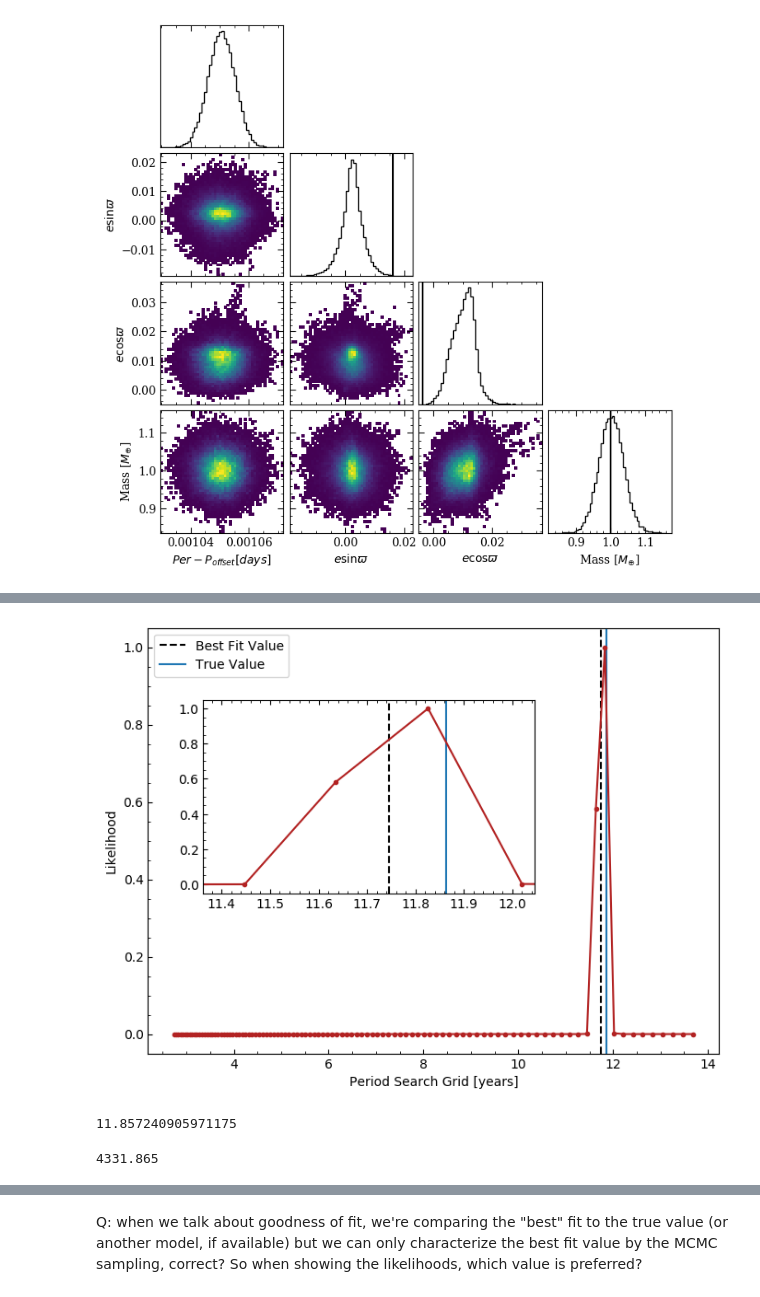
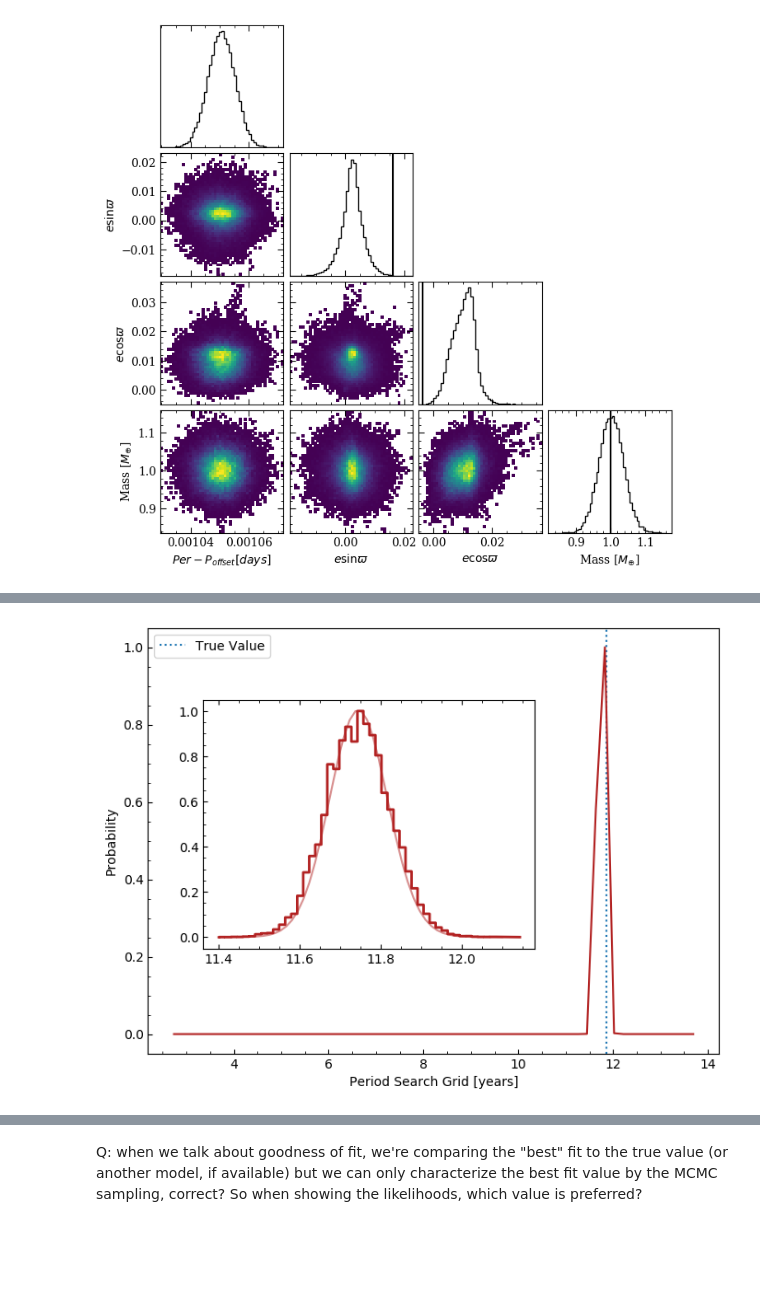
Before and after one commit to bmlindor/ttv_ss, a Jupyter notebook: plots.ipynb, the cells around one changed output, grey strips where cells are left out. Drawn from its saved outputs; the diff is of its cells as text; code cells hidden in the pictures; blank space fills up the shorter version.

Commit message:
added posterior hist to likelihood

```diff
--- a/plots.ipynb
+++ b/plots.ipynb
@@ -164,0 +139,5 @@ JLDFile /Users/bethleelindor/work/washington/ttv_project/ttv_ss/FITS/p3_fit30.0s
+# %%
+f = jldopen("FITS/p3_fit30.0s40.0yrs.jld2","r")
+g = jldopen("FITS/moon_fit30.0s40.0yrs.jld2","r")
+mcmc = jldopen("MCMC/p3_mcmc30.0s40.0yrs.jld2")
+moon = jldopen("MCMC/moon_mcmc30.0s40.0yrs.jld2")
@@ -165,13 +154,5 @@ JLDFile /Users/bethleelindor/work/washington/ttv_project/ttv_ss/FITS/p3_fit30.0s
 # %%
 include("plot_likelihood.jl")
-plot_likelihood(f,false)
+plot_likelihood(f,mcmc,false)
 # %% [output]
-[figure, old version]
+[figure, new version]
-# %%
-4319/364.25
-# %% [output]
-11.857240905971175
-# %%
-p3_cur = 11.86*365.25
-# %% [output]
-4331.865
```
Also changed, not shown: parts of 15 cells of this notebook, 14 other files.
